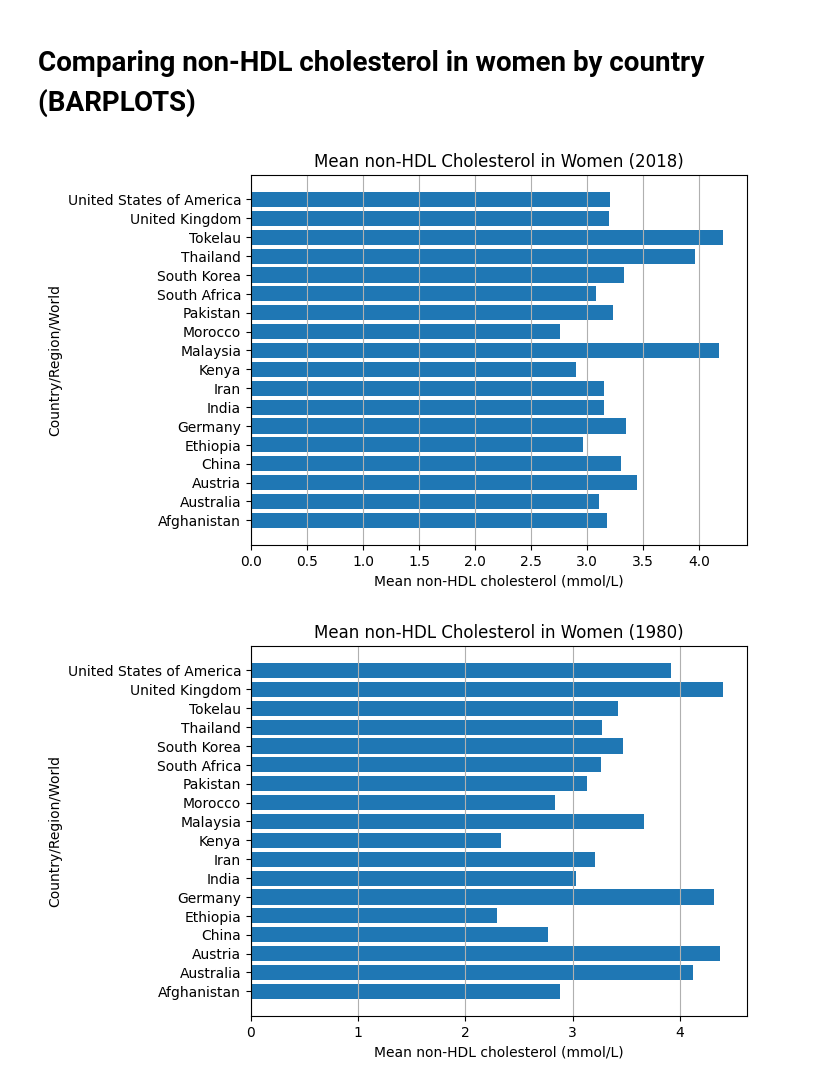
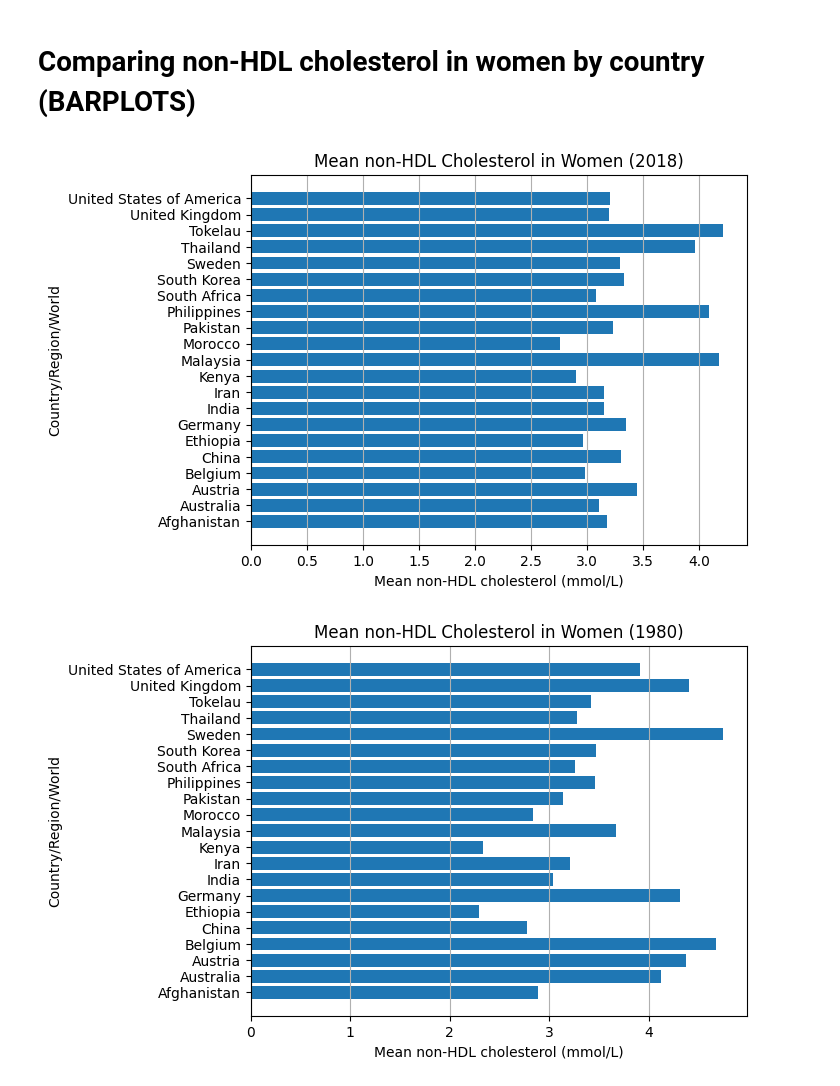
Before and after one commit to jocelynbrownie27-max/Cholesterol-Project, a Jupyter notebook: DSRP_2026_Jocelyn_Browne_(CHOLESTEROL).ipynb, the cells around one changed output. Drawn from its saved outputs; the diff is of its cells as text; code cells hidden in the pictures.

```diff
--- a/DSRP_2026_Jocelyn_Browne_(CHOLESTEROL).ipynb
+++ b/DSRP_2026_Jocelyn_Browne_(CHOLESTEROL).ipynb
@@ -289,7 +297,7 @@ plt.show()
 # %% [markdown]
 # Comparing non-HDL cholesterol in women by country (BARPLOTS)
 # %%
-selected_countries = ['Australia', 'Austria', 'United States of America', 'United Kingdom', 'Germany', 'Malaysia', 'Thailand', 'China', 'Kenya', 'Morocco', 'South Africa', 'Ethiopia', 'Tokelau', 'Iran', 'Afghanistan', 'India', 'Pakistan', 'South Korea']
+selected_countries = ['Australia', 'Austria', 'United States of America', 'United Kingdom', 'Germany', 'Malaysia', 'Thailand', 'China', 'Kenya', 'Morocco', 'South Africa', 'Ethiopia', 'Tokelau', 'Iran', 'Afghanistan', 'India', 'Pakistan', 'South Korea', 'Philippines', 'Belgium', 'Sweden']
 specific_country_df = df[(df['Year'] == 2018) & (df['Sex'] == 'Women') & (df['Country/Region/World'].isin(selected_countries))].copy()
 plt.barh(specific_country_df['Country/Region/World'], specific_country_df['Mean non-HDL cholesterol (mmol/L)'])
 plt.title('Mean non-HDL Cholesterol in Women (2018)')
@@ -298,16 +306,16 @@ plt.ylabel('Country/Region/World')
 plt.grid(axis='x')
 plt.show()
 # %% [output]
-[figure, old version]
+[figure, new version]
 # %%
-selected_countries = ['Australia', 'Austria', 'United States of America', 'United Kingdom', 'Germany', 'Malaysia', 'Thailand', 'China', 'Kenya', 'Morocco', 'South Africa', 'Ethiopia', 'Tokelau', 'Iran', 'Afghanistan', 'India', 'Pakistan', 'South Korea']
+selected_countries = ['Australia', 'Austria', 'United States of America', 'United Kingdom', 'Germany', 'Malaysia', 'Thailand', 'China', 'Kenya', 'Morocco', 'South Africa', 'Ethiopia', 'Tokelau', 'Iran', 'Afghanistan', 'India', 'Pakistan', 'South Korea', 'Philippines', 'Belgium', 'Sweden']
 specific_country_df = df[(df['Year'] == 1980) & (df['Sex'] == 'Women') & (df['Country/Region/World'].isin(selected_countries))].copy()
 plt.barh(specific_country_df['Country/Region/World'], specific_country_df['Mean non-HDL cholesterol (mmol/L)'])
 plt.title('Mean non-HDL Cholesterol in Women (1980)')
 plt.xlabel('Mean non-HDL cholesterol (mmol/L)')
 plt.ylabel('Country/Region/World')
 plt.grid(axis='x')
 plt.show()
 # %% [output]
-[figure, old version]
+[figure, new version]
 # %%
```
Also changed, not shown: parts of 6 cells of this notebook.
